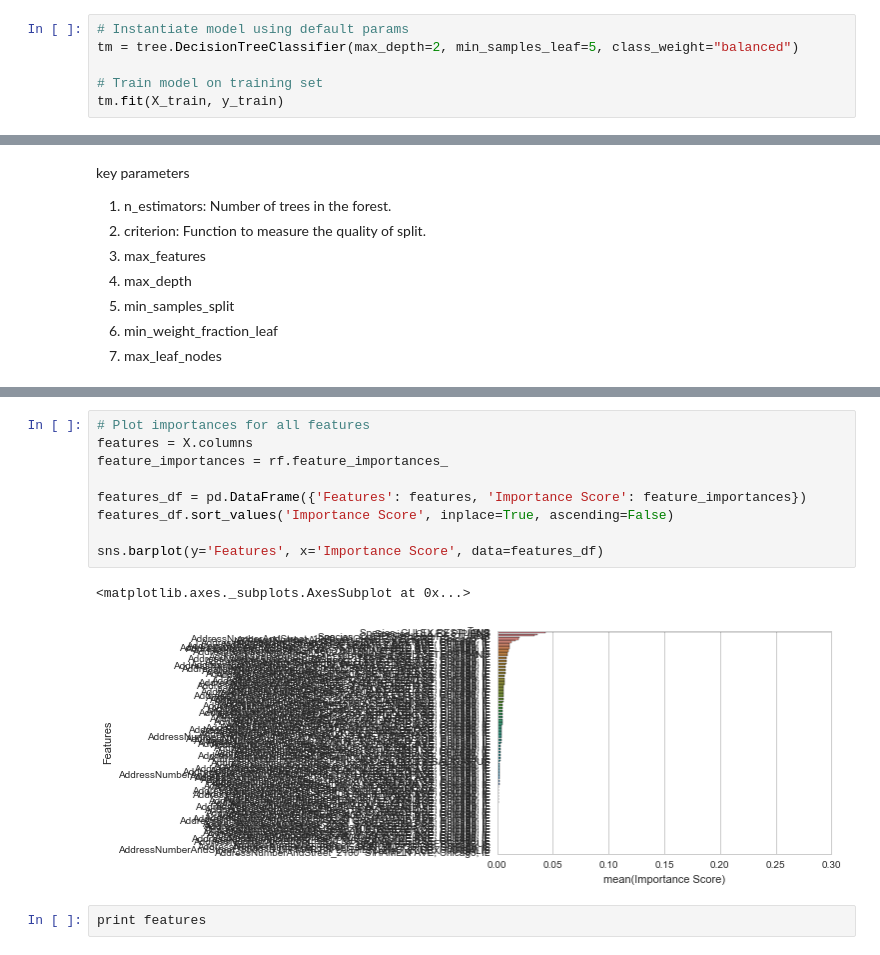
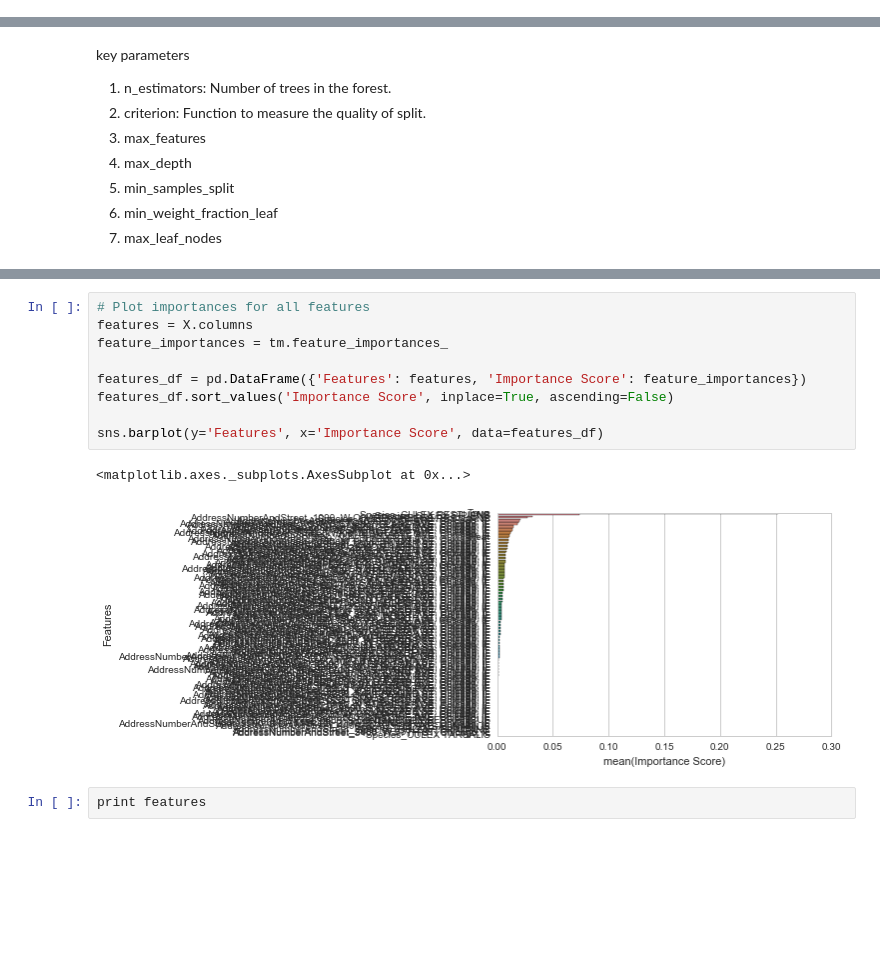
Before and after one commit to rhsu0268/West-Nile-Virus, a Jupyter notebook: Random_Forest_Baseline.ipynb, the cells around one changed output, grey strips where cells are left out. Cells and saved outputs as stored; diff of their text form; blank space fills up the shorter version.

```diff
--- a/Random_Forest_Baseline.ipynb
+++ b/Random_Forest_Baseline.ipynb
@@ -398,9 +417,3 @@ print "Accuracy: %0.3f" % tm.score(X_test, y_test)
 # %% [output]
 Accuracy: 0.872
 Accuracy: 0.837
-# %%
-# Instantiate model using default params
-tm = tree.DecisionTreeClassifier(max_depth=2, min_samples_leaf=5, class_weight="balanced")
-
-# Train model on training set
-tm.fit(X_train, y_train)
@@ -509,15 +429,15 @@ Accuracy of updated model: 0.857
 # %%
 # Plot importances for all features
 features = X.columns
-feature_importances = rf.feature_importances_
+feature_importances = tm.feature_importances_
 
 features_df = pd.DataFrame({'Features': features, 'Importance Score': feature_importances})
 features_df.sort_values('Importance Score', inplace=True, ascending=False)
 
 sns.barplot(y='Features', x='Importance Score', data=features_df)
 # %% [output]
 <matplotlib.axes._subplots.AxesSubplot at 0x...>
-[figure, old version]
+[figure, new version]
 # %%
 print features
 # %% [output]
```
Also changed, not shown: parts of 17 cells of this notebook.
